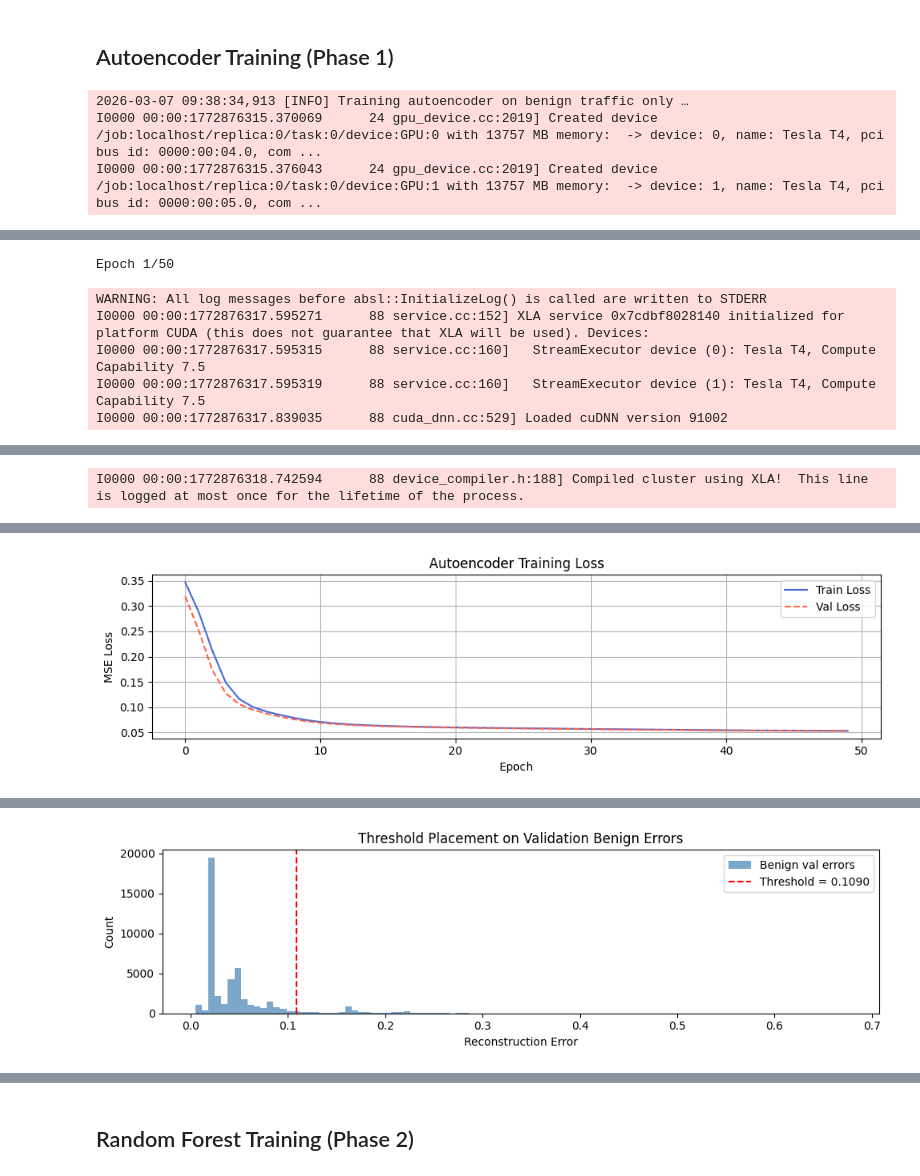
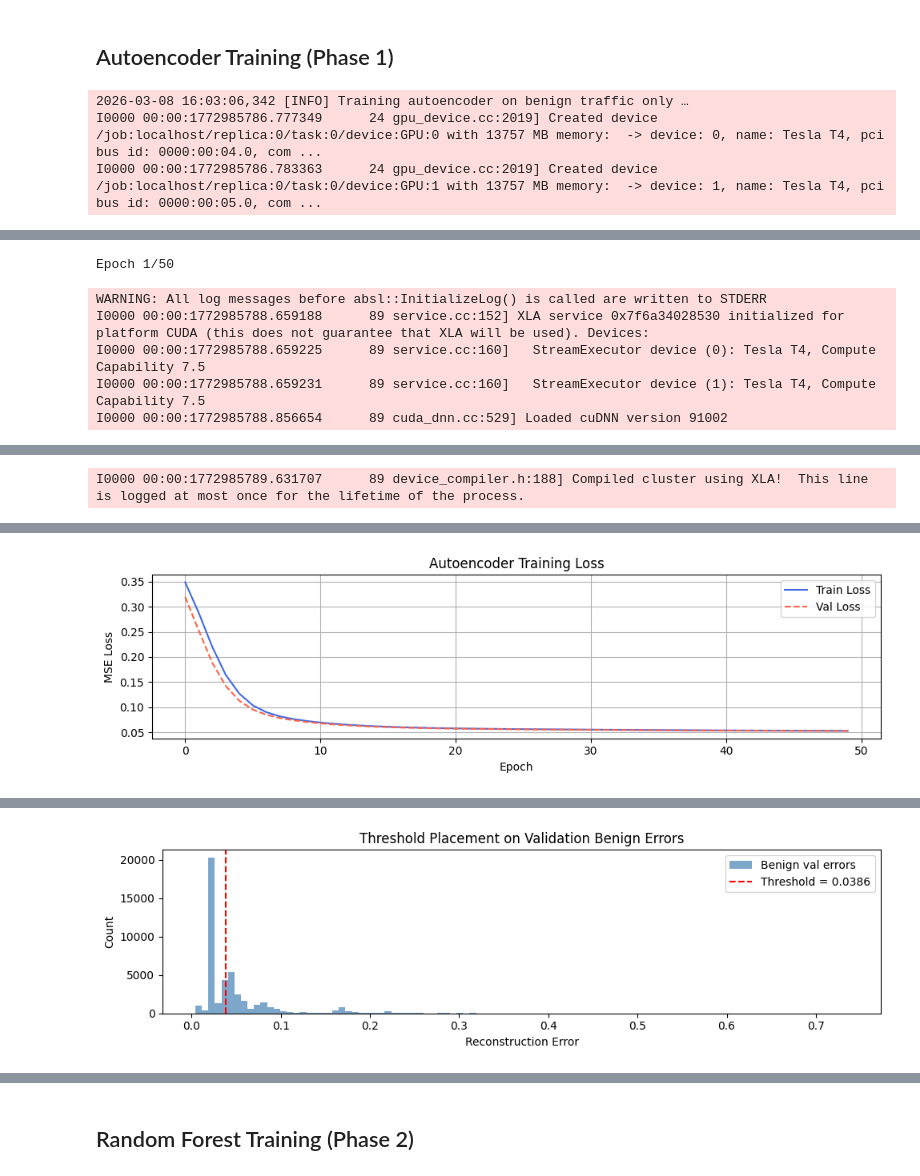
Before and after one commit to SushmitaTalla/AI-Powered-Real-time-Cyber-threat-detection, a Jupyter notebook: network-intrusion-detection-system.ipynb, the cells around one changed output, grey strips where cells are left out. Saved outputs shown, nothing was run; the diff lists cells and outputs as text; code cells hidden in the pictures.

Commit message:
Kaggle Notebook | Network Intrusion Detection System | Version 6

```diff
--- a/network-intrusion-detection-system.ipynb
+++ b/network-intrusion-detection-system.ipynb
@@ -44,7 +44,7 @@ config = {
         'batch_size':          2048,
         'learning_rate':       0.001,
         'patience_early_stop': 5,
-        'threshold_sigma':     1     # threshold = mean + N*std
+        'threshold_percentile': 55    # threshold = percentile
     },
     'random_forest': {
         'n_estimators': 100,
@@ -434,7 +434,7 @@ Name: count, dtype: int64
 # sigmoid output is correct here — input is MinMax scaled to [0,1]
 # output space must also be [0,1] for MSE loss to be meaningful.
 #
-# Threshold = mean + 2*std of validation reconstruction errors
+# Threshold = 55th percentile
 
 def build_autoencoder(input_dim):
     encoding_dim = max(int(input_dim * AE['encoding_ratio']), 8)
@@ -480,14 +480,15 @@ def train_autoencoder(benign_pca):
     plt.savefig(ARTIFACTS + 'ae_training_curve.png', dpi=100)
     plt.show()
 
-    # Threshold: mean + 2*std
+    # Threshold: percentile
     recon_errors = np.mean(
         np.power(X_test - ae.predict(X_test, verbose=0), 2), axis=1)
     threshold = float(
-        np.mean(recon_errors) + AE['threshold_sigma'] * np.std(recon_errors))
-    log.info(f'Threshold (mean + {AE["threshold_sigma"]}*std): {threshold:.6f}')
+    np.percentile(recon_errors, AE['threshold_percentile']))
+    log.info(f'Threshold (p{AE["threshold_percentile"]}): {threshold:.6f}')
+    #log.info(f'Threshold (mean + {AE["threshold_sigma"]}*std): {threshold:.6f}')
 
-    # Threshold verification: confirm it sits above benign errors
+    # Threshold verification
     plt.figure(figsize=(10, 3))
     plt.hist(recon_errors, bins=100, alpha=0.7,
              color='steelblue', label='Benign val errors')
@@ -512,7 +513,7 @@ else:
     threshold = float(_load('threshold.pkl'))
     log.info(f'Autoencoder loaded. Threshold = {threshold:.6f} ✅')
 # %% [output]
-2026-03-07 09:38:34,913 [INFO] Training autoencoder on benign traffic only …
-I0000 00:00:1772876315.370069      24 gpu_device.cc:2019] Created device /job:localhost/replica:0/task:0/device:GPU:0 with 13757 MB memory:  -> device: 0, name: Tesla T4, pci bus id: 0000:00:04.0, com ...
-I0000 00:00:1772876315.376043      24 gpu_device.cc:2019] Created device /job:localhost/replica:0/task:0/device:GPU:1 with 13757 MB memory:  -> device: 1, name: Tesla T4, pci bus id: 0000:00:05.0, com ...
+2026-03-08 16:03:06,342 [INFO] Training autoencoder on benign traffic only …
+I0000 00:00:1772985786.777349      24 gpu_device.cc:2019] Created device /job:localhost/replica:0/task:0/device:GPU:0 with 13757 MB memory:  -> device: 0, name: Tesla T4, pci bus id: 0000:00:04.0, com ...
+I0000 00:00:1772985786.783363      24 gpu_device.cc:2019] Created device /job:localhost/replica:0/task:0/device:GPU:1 with 13757 MB memory:  -> device: 1, name: Tesla T4, pci bus id: 0000:00:05.0, com ...
 [interactive output not drawn]
@@ -531,7 +532,7 @@ I0000 00:00:1772876315.376043      24 gpu_device.cc:2019] Created device /job:lo
  Non-trainable params: 0 (0.00 B)
 Epoch 1/50
 WARNING: All log messages before absl::InitializeLog() is called are written to STDERR
-I0000 00:00:1772876317.595271      88 service.cc:152] XLA service 0x7cdbf8028140 initialized for platform CUDA (this does not guarantee that XLA will be used). Devices:
-I0000 00:00:1772876317.595315      88 service.cc:160]   StreamExecutor device (0): Tesla T4, Compute Capability 7.5
-I0000 00:00:1772876317.595319      88 service.cc:160]   StreamExecutor device (1): Tesla T4, Compute Capability 7.5
-I0000 00:00:1772876317.839035      88 cuda_dnn.cc:529] Loaded cuDNN version 91002
+I0000 00:00:1772985788.659188      89 service.cc:152] XLA service 0x7f6a34028530 initialized for platform CUDA (this does not guarantee that XLA will be used). Devices:
+I0000 00:00:1772985788.659225      89 service.cc:160]   StreamExecutor device (0): Tesla T4, Compute Capability 7.5
+I0000 00:00:1772985788.659231      89 service.cc:160]   StreamExecutor device (1): Tesla T4, Compute Capability 7.5
+I0000 00:00:1772985788.856654      89 cuda_dnn.cc:529] Loaded cuDNN version 91002
@@ -539 +540 @@ I0000 00:00:1772876317.839035      88 cuda_dnn.cc:529] Loaded cuDNN version 9100
-I0000 00:00:1772876318.742594      88 device_compiler.h:188] Compiled cluster using XLA!  This line is logged at most once for the lifetime of the process.
+I0000 00:00:1772985789.631707      89 device_compiler.h:188] Compiled cluster using XLA!  This line is logged at most once for the lifetime of the process.
@@ -559 +560 @@ Restoring model weights from the end of the best epoch: 50.
-[figure, old version]
+[figure, new version]
```
Also changed, not shown: parts of 13 cells of this notebook.
